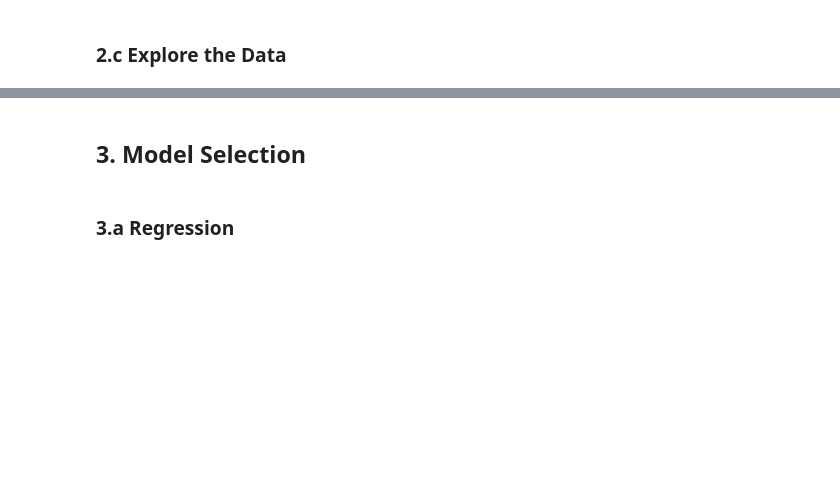
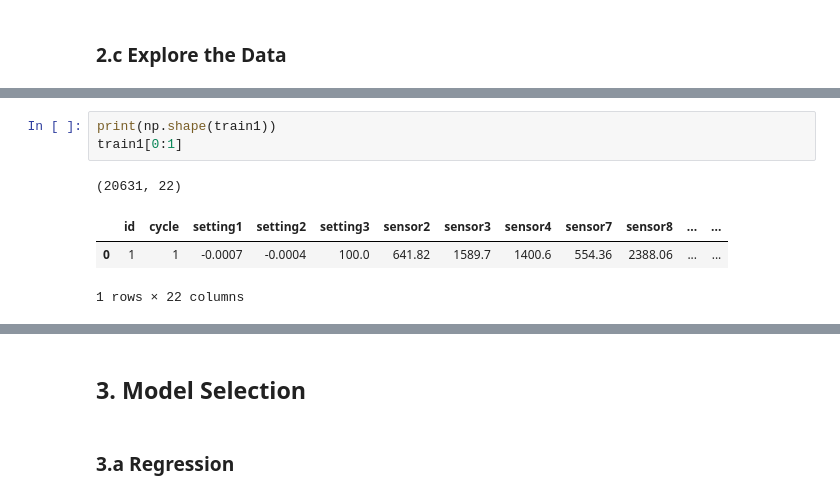
Before and after one commit to Chenye16/PdM, a Jupyter notebook: IOT.ipynb, the cells around one changed output, grey strips where cells are left out. Drawn from its saved outputs; the diff is of its cells as text; blank space fills up the shorter version.

```diff
--- a/IOT.ipynb
+++ b/IOT.ipynb
@@ -133,0 +283,8 @@ plt.show()
+# %%
+print(np.shape(train1))
+train1[0:1]
+# %% [output]
+(20631, 22)
+|  | id | cycle | setting1 | setting2 | setting3 | sensor2 | sensor3 | sensor4 | sensor7 | sensor8 | ... | ... |
+| 0 | 1 | 1 | -0.0007 | -0.0004 | 100.0 | 641.82 | 1589.7 | 1400.6 | 554.36 | 2388.06 | ... | ... |
+1 rows × 22 columns
```
Also changed, not shown: parts of 30 cells of this notebook, 14 other files.
